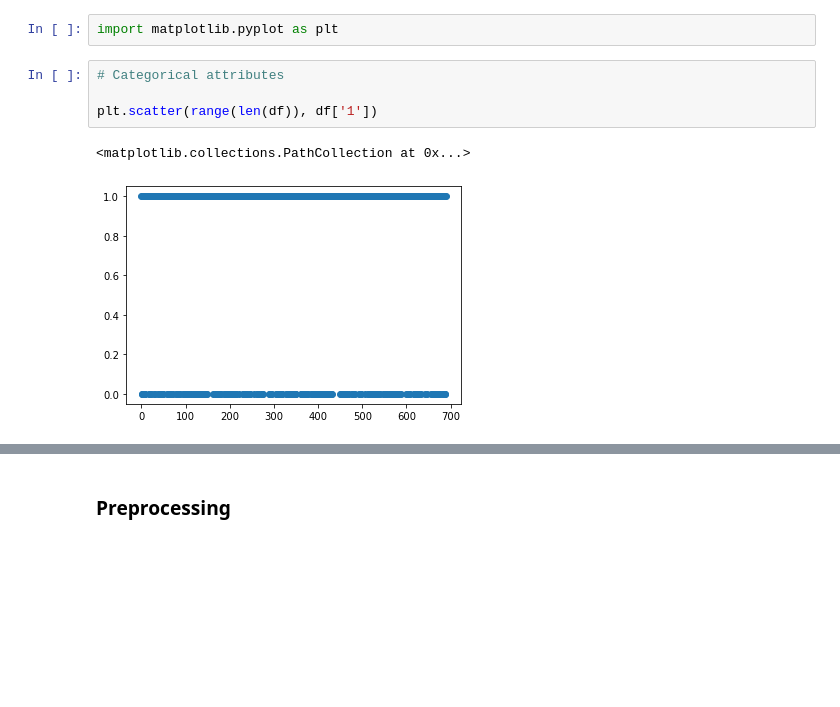
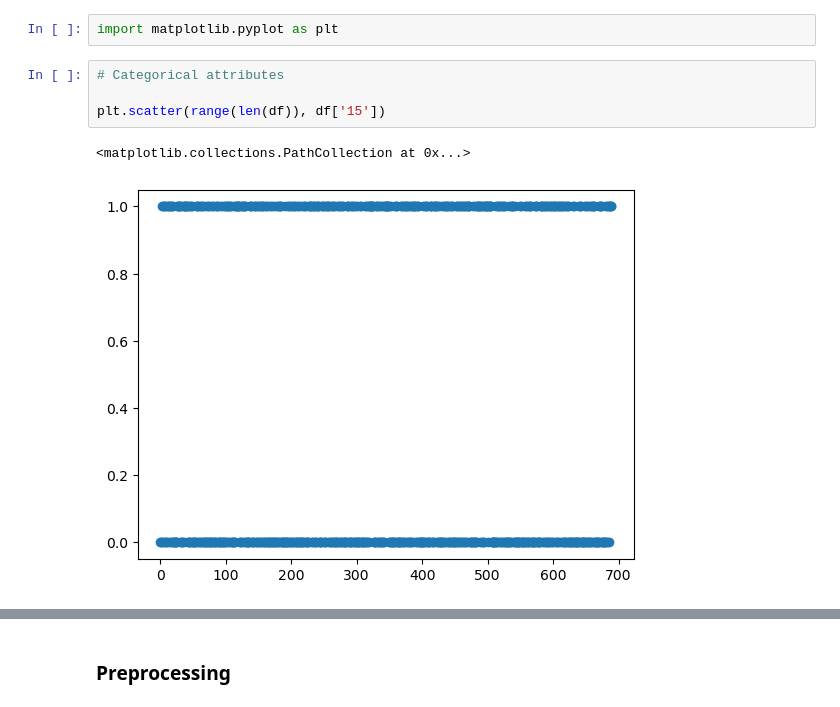
Before and after one commit to mmswflow-upb/ai-labs, a Jupyter notebook: Labs/Lab 8/SupervisedLearning.ipynb, the cells around one changed output, grey strips where cells are left out. Drawn from its saved outputs; the diff is of its cells as text; blank space fills up the shorter version.

```diff
--- a/Labs/Lab 8/SupervisedLearning.ipynb
+++ b/Labs/Lab 8/SupervisedLearning.ipynb
@@ -55,10 +55,10 @@ import matplotlib.pyplot as plt
 # %%
 # Categorical attributes
 
-plt.scatter(range(len(df)), df['1'])
+plt.scatter(range(len(df)), df['15'])
 # %% [output]
 <matplotlib.collections.PathCollection at 0x...>
-[figure, old version]
+[figure, new version]
 # %%
 # Numerical attributes
 
```
Also changed, not shown: parts of 35 cells of this notebook, 1 other file.
